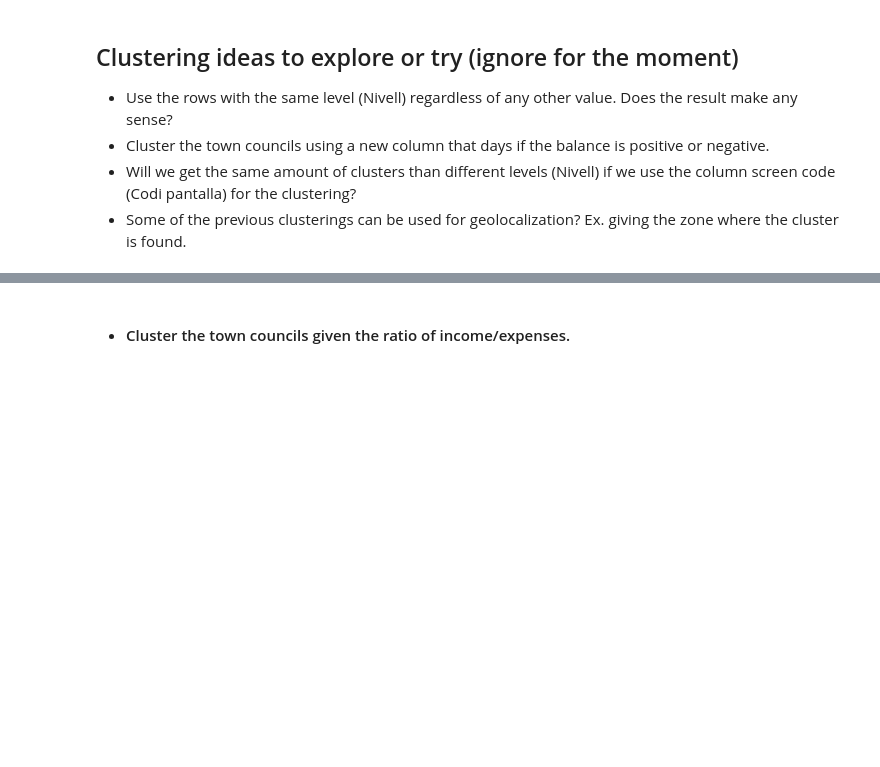
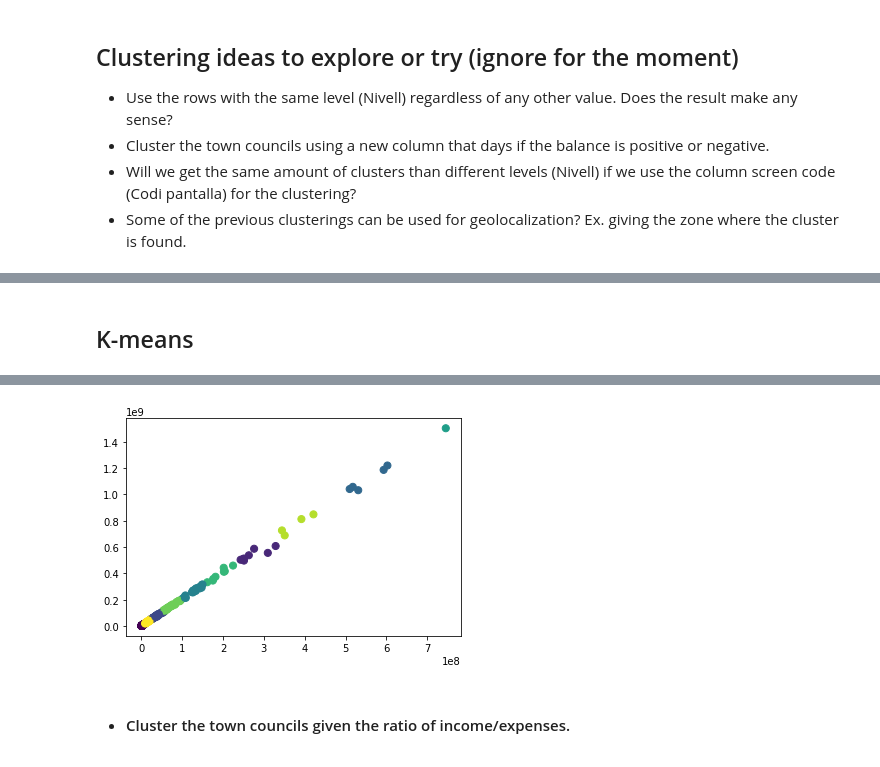
Before and after one commit to BigDataScience17-18/assignment-1-jordiadan_jordiromagosa, a Jupyter notebook: assignment_3.ipynb, the cells around one changed output, grey strips where cells are left out. Saved outputs shown, nothing was run; the diff lists cells and outputs as text; code cells hidden in the pictures; blank space fills up the shorter version.

```diff
--- a/assignment_3.ipynb
+++ b/assignment_3.ipynb
@@ -243,0 +272,9 @@ We can see that the town councils have a very different number of descriptions,
+# %%
+bcn_removed = income_expense.copy()
+i = 0
+for town in bcn_removed:
+    if town[1] > 1000000000:
+        break
+    i += 1
+bcn_removed = np.delete(bcn_removed, i, 0)
+bcn_removed.shape
@@ -243,0 +283,3 @@ We can see that the town councils have a very different number of descriptions,
+# %%
+transformed_data = bcn_removed[:, 1:3]
+transformed_data
@@ -243,0 +294,20 @@ We can see that the town councils have a very different number of descriptions,
+# %% [markdown]
+## K-means
+# %%
+%matplotlib inline
+
+from sklearn import cluster
+import matplotlib.pyplot as plt
+
+
+kClusters = 10
+
+kmeans = cluster.KMeans(n_clusters=kClusters)
+kmeans.fit(transformed_data)
+y_kmeans = kmeans.predict(transformed_data)
+# %%
+plt.scatter(transformed_data[:, 0], transformed_data[:, 1], c=y_kmeans, s=50, cmap='viridis')
+#centers = kmeans.cluster_centers_
+#plt.scatter(transformed_data[:, 0], transformed_data[:, 1], c='black', s=200, alpha=0.5)
+plt
+# %% [output]
@@ -244,3 +315,4 @@ We can see that the town councils have a very different number of descriptions,
+[figure, added]
 # %% [markdown]
 - #### Cluster the town councils given the ratio of income/expenses.
 # %%
```
Also changed, not shown: parts of 10 cells of this notebook.
